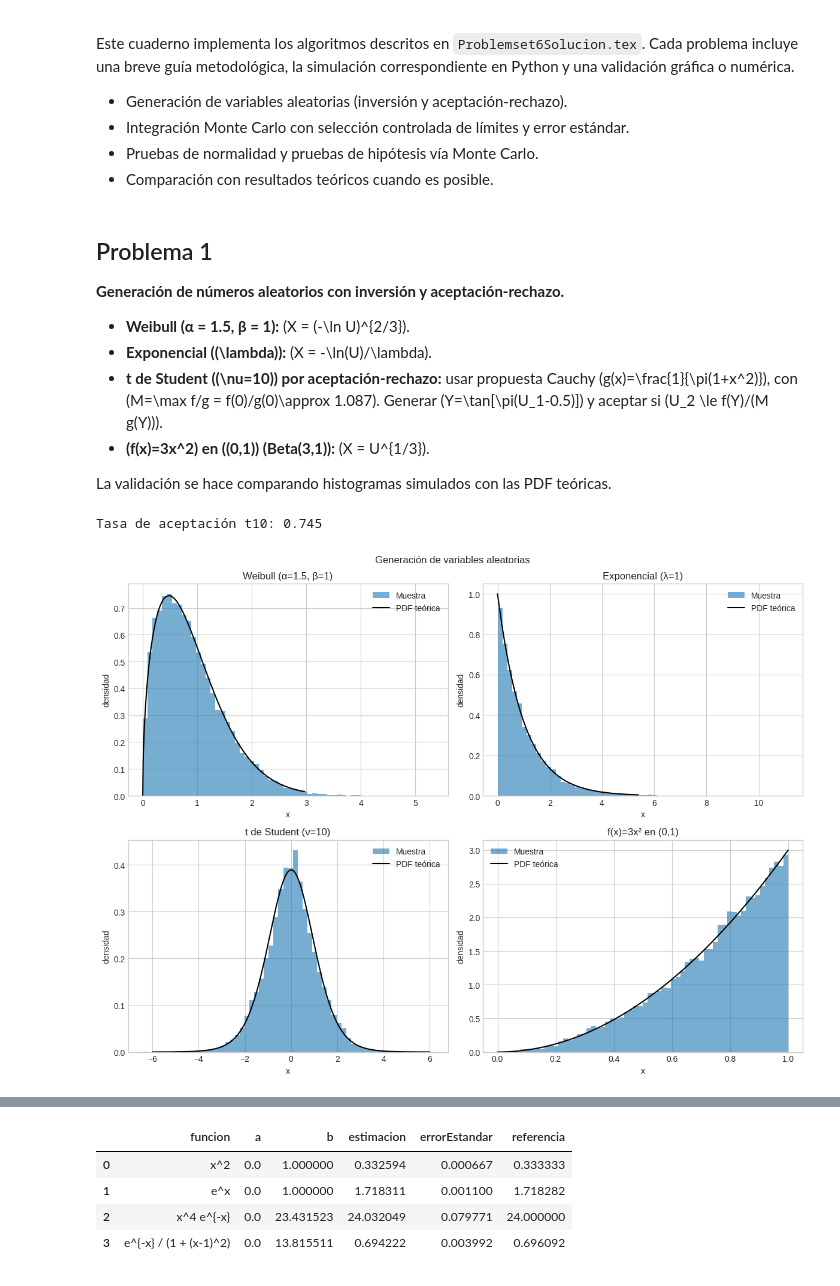
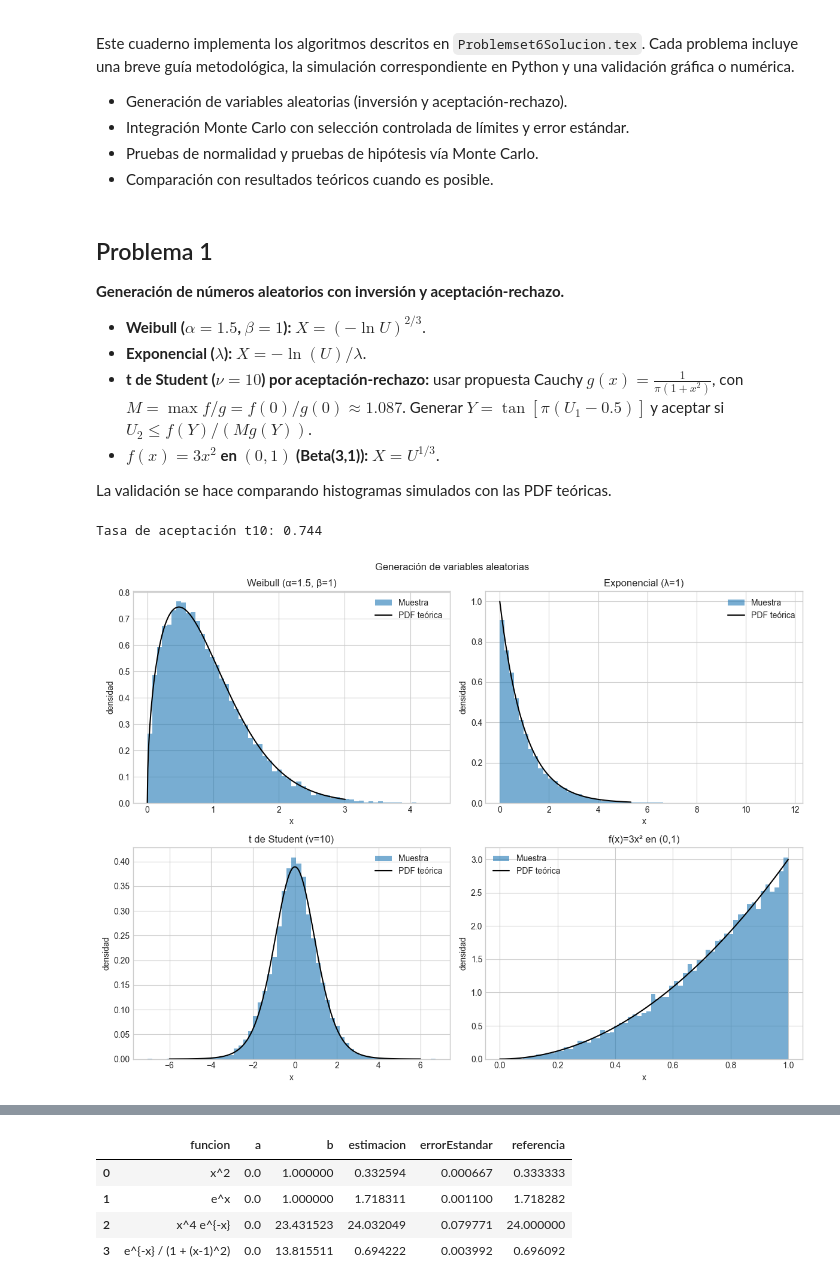
Before and after one commit to Daniel-534/Astroestadistica, a Jupyter notebook: Problemas/Problem_set_6.ipynb, the cells around one changed output, grey strips where cells are left out. Cells and saved outputs as stored; diff of their text form; code cells hidden in the pictures.

```diff
--- a/Problemas/Problem_set_6.ipynb
+++ b/Problemas/Problem_set_6.ipynb
@@ -14,34 +14,32 @@ from scipy import stats, integrate, special
 import matplotlib.pyplot as plt
 from pathlib import Path
 
-rng = np.random.default_rng(20260530)
+rng = np.random.default_rng(20260604)
 plt.style.use("seaborn-v0_8-whitegrid")
 # %% [markdown]
 ## Problema 1
 
 **Generación de números aleatorios con inversión y aceptación-rechazo.**
 
-- **Weibull (α = 1.5, β = 1):** \(X = (-\ln U)^{2/3}\).
-- **Exponencial (\(\lambda\)):** \(X = -\ln(U)/\lambda\).
-- **t de Student (\(\nu=10\)) por aceptación-rechazo:** usar propuesta Cauchy \(g(x)=\frac{1}{\pi(1+x^2)}\), con \(M=\max f/g = f(0)/g(0)\approx 1.087\). Generar \(Y=\tan[\pi(U_1-0.5)]\) y aceptar si \(U_2 \le f(Y)/(M g(Y))\).
-- **\(f(x)=3x^2\) en \((0,1)\) (Beta(3,1)):** \(X = U^{1/3}\).
+* **Weibull ($\alpha = 1.5$, $\beta = 1$):** $X = (-\ln U)^{2/3}$.
+* **Exponencial ($\lambda$):** $X = -\ln(U)/\lambda$.
+* **t de Student ($\nu=10$) por aceptación-rechazo:** usar propuesta Cauchy $g(x)=\frac{1}{\pi(1+x^2)}$, con $M=\max f/g = f(0)/g(0)\approx 1.087$. Generar $Y=\tan[\pi(U_1-0.5)]$ y aceptar si $U_2 \le f(Y)/(M g(Y))$.
+* **$f(x)=3x^2$ en $(0,1)$ (Beta(3,1)):** $X = U^{1/3}$.
 
 La validación se hace comparando histogramas simulados con las PDF teóricas.
 # %%
-alphaValue = 1.5
-betaValue = 1.0
-rateValue = 1.0
+l = 1.0
 sampleSize = 20000
 
+def sampleWeibull(size, rng):
+    U = rng.random(size)
+    #return (-np.log(U)) ** (2 / 3)
 
-def sampleWeibull(alphaValue, betaValue, size, rng):
-    uniformSample = rng.random(size)
-    return betaValue * (-np.log(uniformSample)) ** (1 / alphaValue)
+    return (np.log(1/(1-U))) ** (2 / 3)
 
-
-def sampleExponential(rateValue, size, rng):
-    uniformSample = rng.random(size)
-    return -np.log(uniformSample) / rateValue
+def sampleExponential(l, size, rng):
+    U = rng.random(size)
+    return -np.log(U) / l
 
 
 def sampleBeta31(size, rng):
@@ -69,8 +67,8 @@ def sampleStudentT10(size, rng):
     return sample, acceptanceRate
 
 
-weibullSample = sampleWeibull(alphaValue, betaValue, sampleSize, rng)
-exponentialSample = sampleExponential(rateValue, sampleSize, rng)
+weibullSample = sampleWeibull(sampleSize, rng)
+exponentialSample = sampleExponential(l, sampleSize, rng)
 studentSample, acceptanceRate = sampleStudentT10(sampleSize, rng)
 betaSample = sampleBeta31(sampleSize, rng)
 
@@ -85,35 +83,35 @@ axes[0, 0].set_ylabel("densidad")
 axes[0, 0].legend()
 
 xExp = np.linspace(0, np.percentile(exponentialSample, 99.5), 400)
 axes[0, 1].hist(exponentialSample, bins=60, density=True, alpha=0.6, label="Muestra")
 axes[0, 1].plot(xExp, stats.expon.pdf(xExp, scale=1 / rateValue), color="black", label="PDF teórica")
 axes[0, 1].set_title("Exponencial (λ=1)")
 axes[0, 1].set_xlabel("x")
 axes[0, 1].set_ylabel("densidad")
 axes[0, 1].legend()
 
 xStudent = np.linspace(-6, 6, 400)
 axes[1, 0].hist(studentSample, bins=60, density=True, alpha=0.6, label="Muestra")
 axes[1, 0].plot(xStudent, stats.t.pdf(xStudent, df=10), color="black", label="PDF teórica")
 axes[1, 0].set_title("t de Student (ν=10)")
 axes[1, 0].set_xlabel("x")
 axes[1, 0].set_ylabel("densidad")
 axes[1, 0].legend()
 
 xBeta = np.linspace(0, 1, 400)
 axes[1, 1].hist(betaSample, bins=60, density=True, alpha=0.6, label="Muestra")
 axes[1, 1].plot(xBeta, stats.beta.pdf(xBeta, a=3, b=1), color="black", label="PDF teórica")
 axes[1, 1].set_title("f(x)=3x² en (0,1)")
 axes[1, 1].set_xlabel("x")
 axes[1, 1].set_ylabel("densidad")
 axes[1, 1].legend()
 
 fig.suptitle("Generación de variables aleatorias")
 plt.tight_layout()
 print(f"Tasa de aceptación t10: {acceptanceRate:.3f}")
 # %% [output]
-Tasa de aceptación t10: 0.745
+Tasa de aceptación t10: 0.744
-[figure, old version]
+[figure, new version]
 # %% [markdown]
 ## Problema 2
 
```
Also changed, not shown: parts of 5 cells of this notebook.
